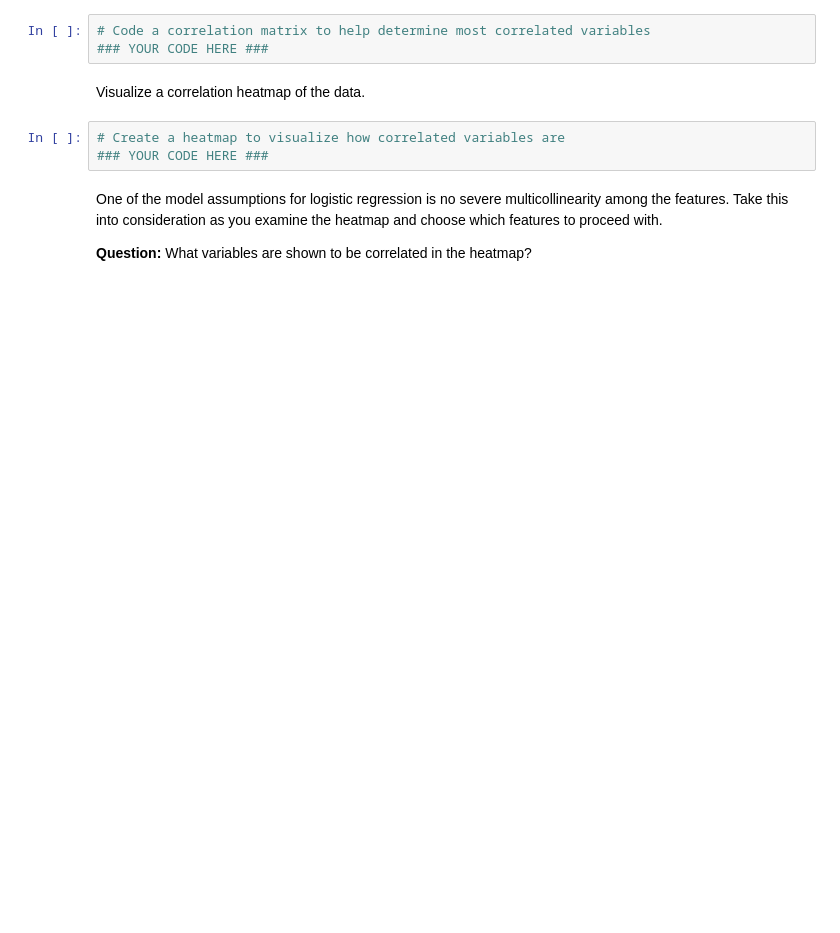
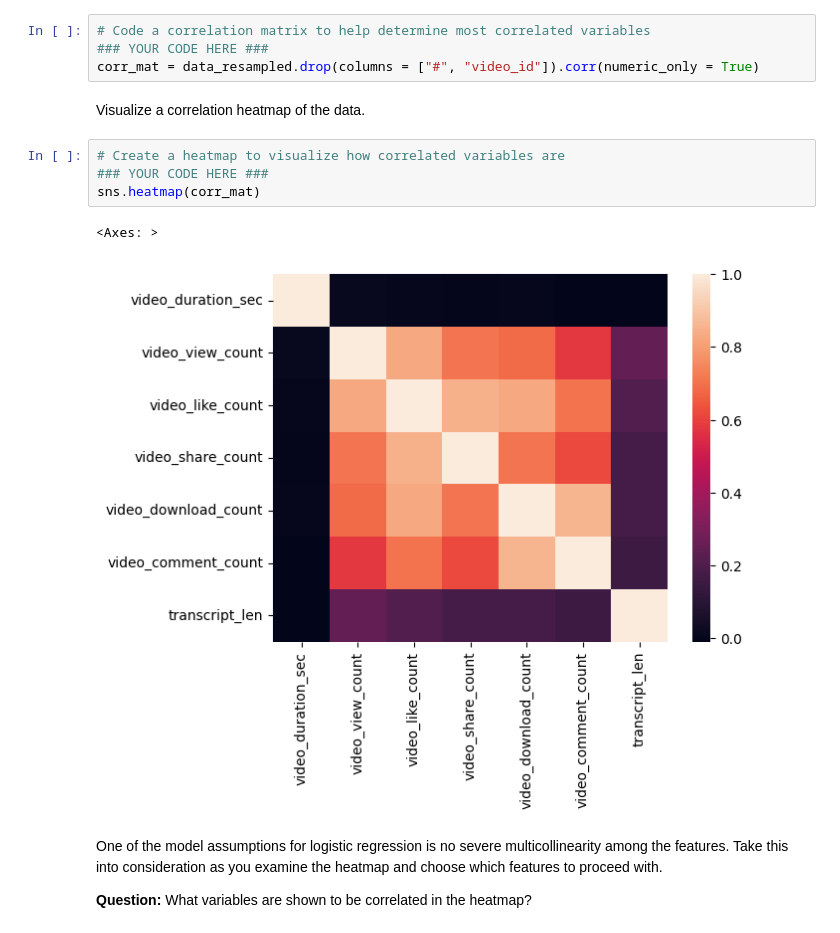
Before and after one commit to SubtlePeon/gada, a Jupyter notebook: Activity_Course 5 TikTok project lab.ipynb, the cells around one changed output. Saved outputs shown, nothing was run; the diff lists cells and outputs as text; blank space fills up the shorter version.

```diff
--- a/Activity_Course 5 TikTok project lab.ipynb
+++ b/Activity_Course 5 TikTok project lab.ipynb
@@ -333,11 +363,16 @@ Next, code a correlation matrix to help determine most correlated variables.
 # %%
 # Code a correlation matrix to help determine most correlated variables
 ### YOUR CODE HERE ###
+corr_mat = data_resampled.drop(columns = ["#", "video_id"]).corr(numeric_only = True)
 # %% [markdown]
 Visualize a correlation heatmap of the data.
 # %%
 # Create a heatmap to visualize how correlated variables are
 ### YOUR CODE HERE ###
+sns.heatmap(corr_mat)
+# %% [output]
+<Axes: >
+[figure, added]
 # %% [markdown]
 One of the model assumptions for logistic regression is no severe multicollinearity among the features. Take this into consideration as you examine the heatmap and choose which features to proceed with.
 
```
Also changed, not shown: parts of 46 cells of this notebook, 1 other file.
